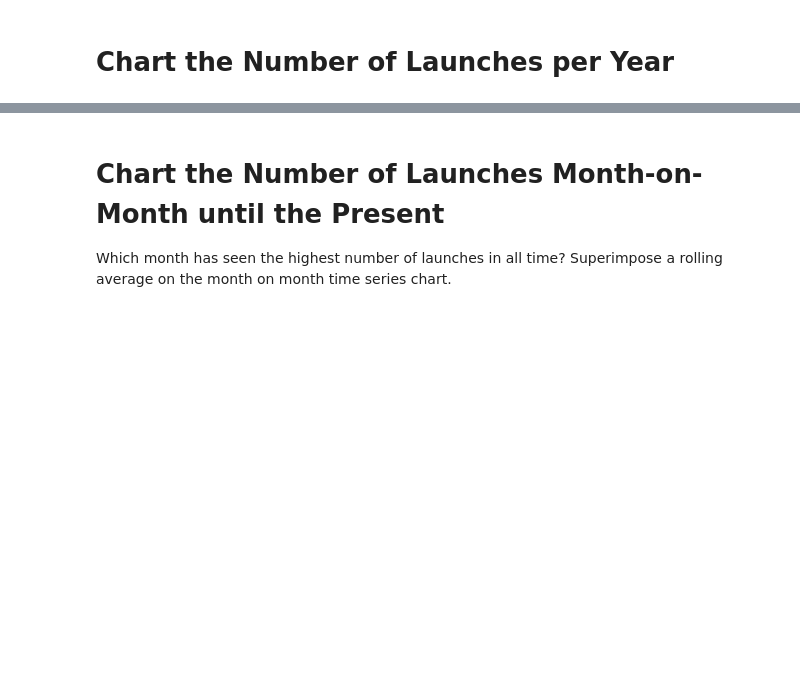
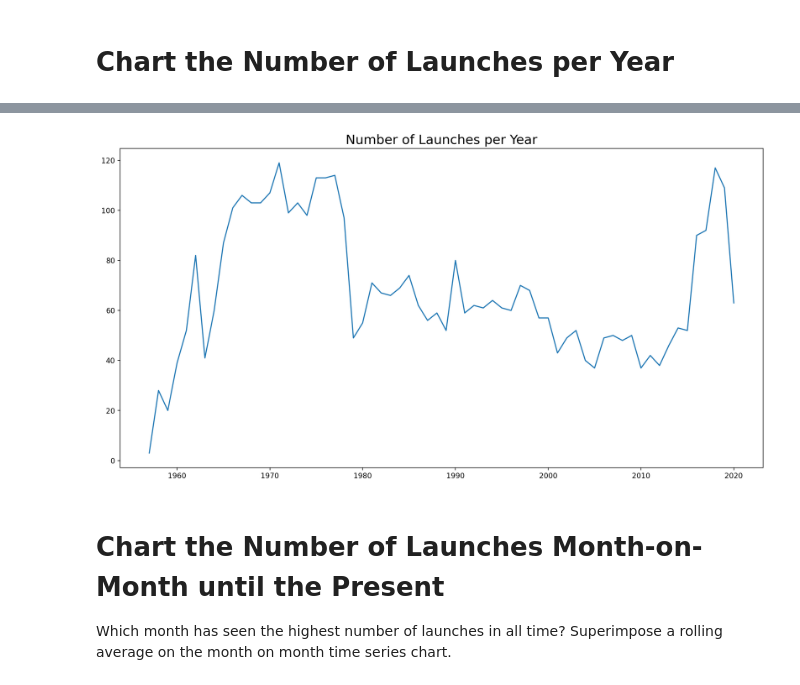
Before and after one commit to cruzcyn/Space-Mission-Analysis, a Jupyter notebook: Space_Missions_Analysis_(start).ipynb, the cells around one changed output, grey strips where cells are left out. Drawn from its saved outputs; the diff is of its cells as text; code cells hidden in the pictures; blank space fills up the shorter version.

Commit message:
Clean data in Date column to standardise it and be able to convert the values to datetime objects. Chart number of launches per year

```diff
--- a/Space_Missions_Analysis_(start).ipynb
+++ b/Space_Missions_Analysis_(start).ipynb
@@ -499,3 +501,14 @@ fig.update_xaxes(tickangle=315)
 fig.show()
 # %% [markdown]
 # Chart the Number of Launches per Year
+# %%
+dates_no_hour = []
+separator = " "
+
+for date in df_data.Date:
+    split_date = date.split(" ")[:4]
+    dates_no_hour.append(separator.join(split_date))
+
+df_data.Date = dates_no_hour
+df_data.Date = pd.to_datetime(df_data.Date)
+df_data.info()
@@ -502,3 +532,19 @@ fig.show()
+# %%
+df_data["Year"] = df_data["Date"].dt.year
+# %%
+launches_per_year = df_data.groupby("Year", as_index=False).agg({"Mission_Status": pd.Series.count})
+
+plt.figure(figsize=(16, 8), dpi=200)
+plt.title("Number of Launches per Year", fontsize=18)
+
+ax = plt.gca()
+
+ax.plot(launches_per_year.Year,
+        launches_per_year.Mission_Status)
+
+plt.show()
+# %% [output]
+[figure, added]
 # %% [markdown]
 # Chart the Number of Launches Month-on-Month until the Present
 
```
Also changed, not shown: parts of 6 cells of this notebook.
